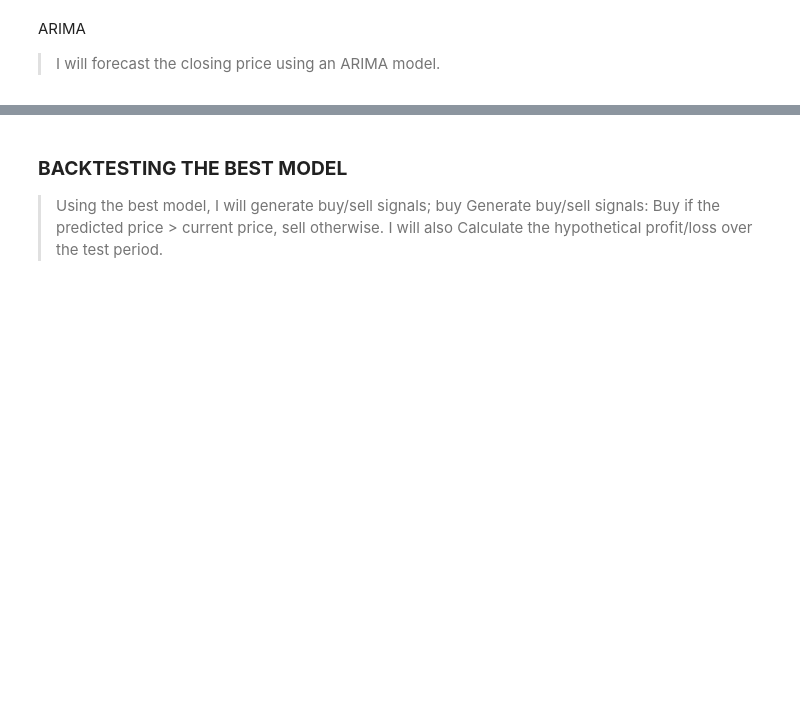
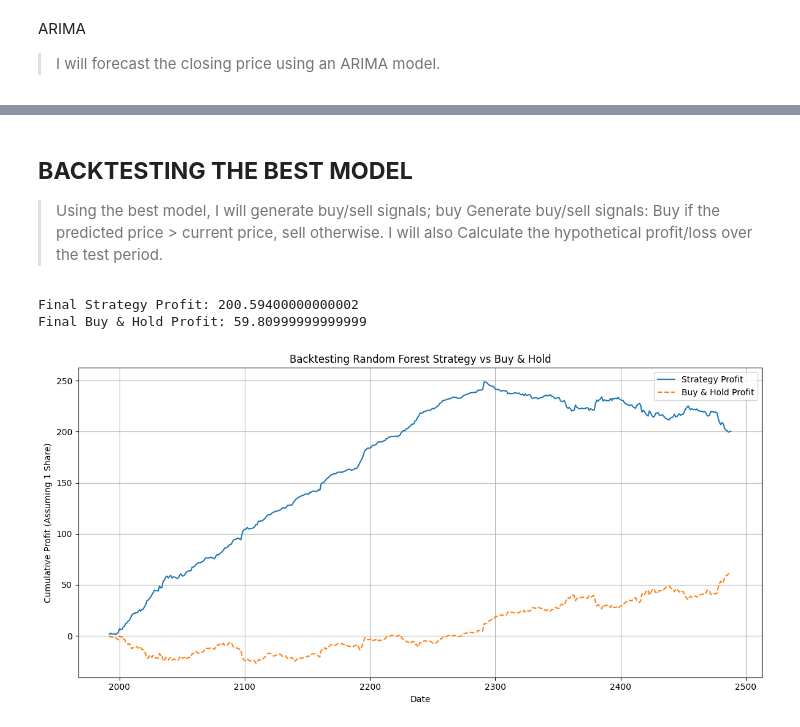
Before and after one commit to DevRajGit100906/CAIC-Projects, a Jupyter notebook: QUANTITATIVE FINANCE AND RESEARCH/WEEK 2/QUANTITATIVE_FINANCE_AND_RESEARCH.ipynb, the cells around one changed output, grey strips where cells are left out. Drawn from its saved outputs; the diff is of its cells as text; code cells hidden in the pictures; blank space fills up the shorter version.

```diff
--- a/QUANTITATIVE FINANCE AND RESEARCH/WEEK 2/QUANTITATIVE_FINANCE_AND_RESEARCH.ipynb
+++ b/QUANTITATIVE FINANCE AND RESEARCH/WEEK 2/QUANTITATIVE_FINANCE_AND_RESEARCH.ipynb
@@ -480,0 +568,21 @@ Linear Regression Direction Prediction Accuracy: 1.0000
+# %%
+from sklearn.ensemble import RandomForestRegressor
+target = 'Close_Log'
+X_train_rf = train_df[features_random_forest].dropna()
+y_train_rf = train_df.loc[X_train_rf.index, target]
+X_test_rf = test_df[features_random_forest].dropna()
+y_test_rf = test_df.loc[X_test_rf.index, target]
+rf_model = RandomForestRegressor(n_estimators=100, random_state=42)
+rf_model.fit(X_train_rf, y_train_rf)
+y_pred_rf = rf_model.predict(X_test_rf)
+mae_rf = mean_absolute_error(y_test_rf, y_pred_rf)
+print(f"Random Forest MAE: {mae_rf:.4f}")
+actual_prev_close_rf = test_df.loc[y_test_rf.index].shift(1)[target].dropna()
+aligned_y_pred_rf = pd.Series(y_pred_rf, index=y_test_rf.index).loc[actual_prev_close_rf.index]
+aligned_y_test_rf = y_test_rf.loc[actual_prev_close_rf.index]
+predicted_direction_rf = np.sign(aligned_y_pred_rf - actual_prev_close_rf)
+actual_direction_rf = np.sign(aligned_y_test_rf - actual_prev_close_rf)
+non_zero_change_indices = actual_direction_rf != 0
+correct_predictions_rf = np.sum(predicted_direction_rf[non_zero_change_indices] == actual_direction_rf[non_zero_change_indices])
+accuracy_rf = correct_predictions_rf / np.sum(non_zero_change_indices) if np.sum(non_zero_change_indices) > 0 else 0
+print(f"Random Forest Direction Prediction Accuracy: {accuracy_rf:.4f}")
@@ -546,5 +701,4 @@ print(f"\nProceeding with the {best_model_accuracy} model for backtesting.")
 # %% [markdown]
-### **BACKTESTING THE BEST MODEL**
+## **BACKTESTING THE BEST MODEL**
 
-> Using the best model, I will generate buy/sell signals; buy Generate buy/sell signals: Buy if the predicted price > current price, sell otherwise.
-I will also Calculate the hypothetical profit/loss over the test period.
+> Using the best model, I will generate buy/sell signals; buy Generate buy/sell signals: Buy if the predicted price > current price, sell otherwise. I will also Calculate the hypothetical profit/loss over the test period.
@@ -583,0 +705,26 @@ print(f"Final Portfolio Value: ${final_portfolio_value:.2f}")
+# %%
+test_df_backtest = test_df.loc[X_test_rf.index].copy()
+test_df_backtest['Predicted_Close_Log_RF'] = y_pred_rf
+test_df_backtest['Predicted_Close_RF'] = np.exp(test_df_backtest['Predicted_Close_Log_RF'])
+test_df_backtest['Previous_Close'] = test_df_backtest['Close'].shift(1)
+test_df_backtest.dropna(subset=['Previous_Close'], inplace=True)
+test_df_backtest['Signal'] = np.where(test_df_backtest['Predicted_Close_RF'] > test_df_backtest['Previous_Close'], 1, -1)
+test_df_backtest['Strategy_Return'] = test_df_backtest['Signal'] * (test_df_backtest['Close'] - test_df_backtest['Previous_Close'])
+test_df_backtest['Cumulative_Profit'] = test_df_backtest['Strategy_Return'].cumsum()
+test_df_backtest['Buy_Hold_Profit'] = (test_df_backtest['Close'] - test_df_backtest['Previous_Close']).cumsum()
+print("Final Strategy Profit:", test_df_backtest['Cumulative_Profit'].iloc[-1])
+print("Final Buy & Hold Profit:", test_df_backtest['Buy_Hold_Profit'].iloc[-1])
+plt.figure(figsize=(12, 6))
+plt.plot(test_df_backtest.index, test_df_backtest['Cumulative_Profit'], label='Strategy Profit')
+plt.plot(test_df_backtest.index, test_df_backtest['Buy_Hold_Profit'], label='Buy & Hold Profit', linestyle='--')
+plt.title('Backtesting Random Forest Strategy vs Buy & Hold')
+plt.xlabel('Date')
+plt.ylabel('Cumulative Profit (Assuming 1 Share)')
+plt.legend()
+plt.grid(True)
+plt.tight_layout()
+plt.show()
+# %% [output]
+Final Strategy Profit: 200.59400000000002
+Final Buy & Hold Profit: 59.80999999999999
+[figure, added]
```
Also changed, not shown: parts of 44 cells of this notebook, 18 other files.
